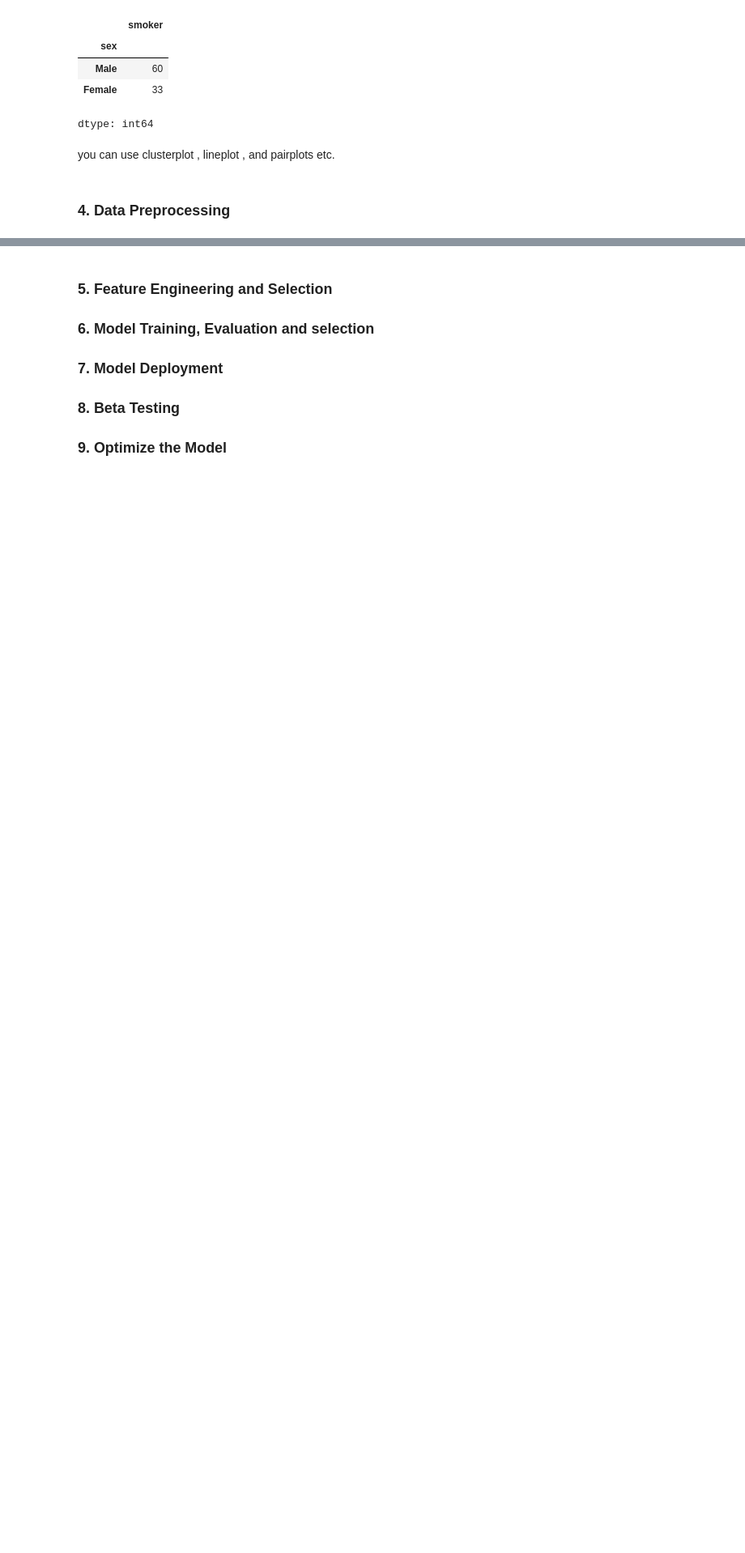
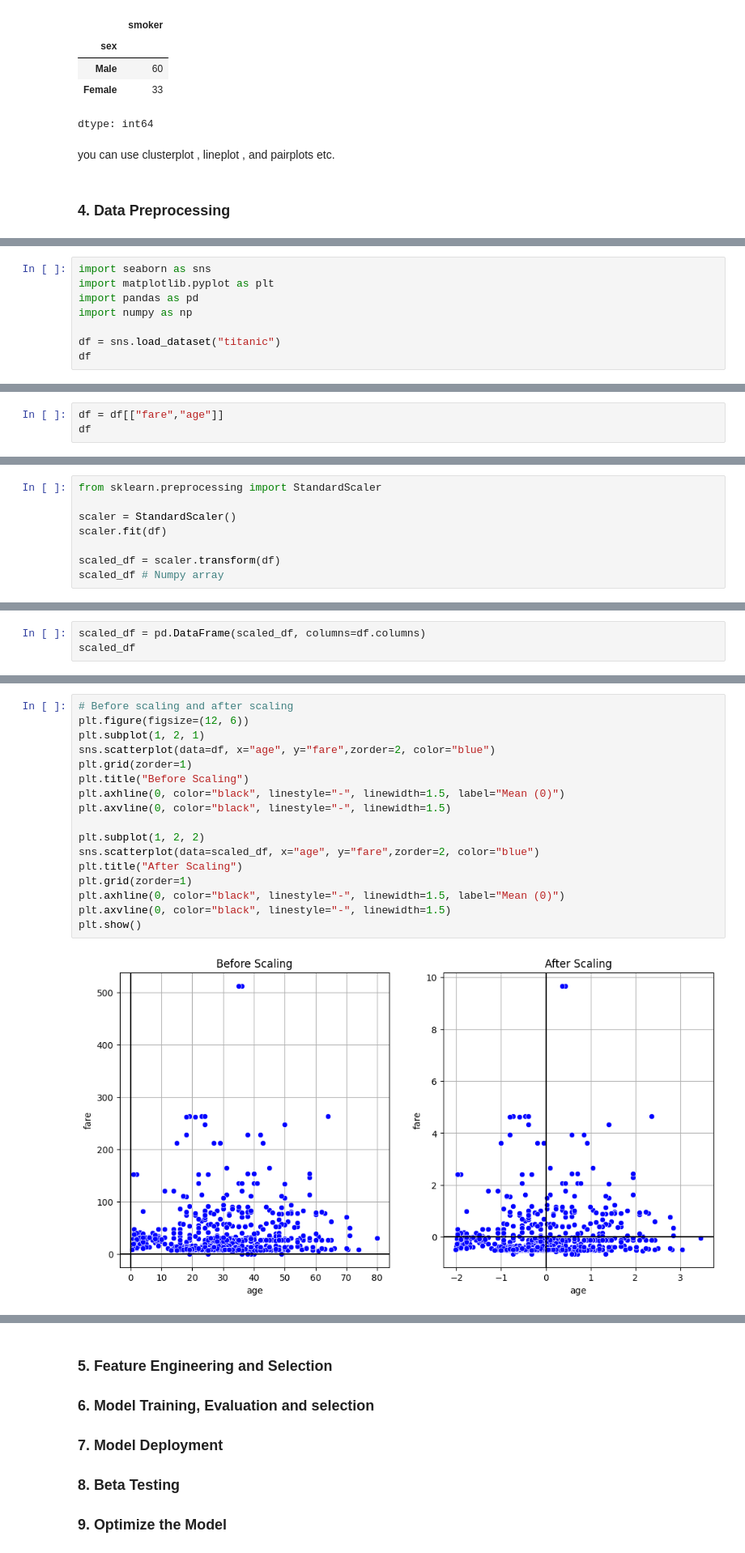
Before and after one commit to maazali04/Python-Data-Science-Foundations, a Jupyter notebook: MachineLearning.ipynb, the cells around one changed output, grey strips where cells are left out. Shown at 81% size. Cells and saved outputs as stored; diff of their text form; blank space fills up the shorter version.

```diff
--- a/MachineLearning.ipynb
+++ b/MachineLearning.ipynb
@@ -1217,0 +1229,8 @@ you can use clusterplot , lineplot , and pairplots etc.
+# %%
+import seaborn as sns
+import matplotlib.pyplot as plt
+import pandas as pd
+import numpy as np
+
+df = sns.load_dataset("titanic")
+df
@@ -1217,0 +1251,3 @@ you can use clusterplot , lineplot , and pairplots etc.
+# %%
+df = df[["fare","age"]]
+df
@@ -1217,0 +1268,8 @@ you can use clusterplot , lineplot , and pairplots etc.
+# %%
+from sklearn.preprocessing import StandardScaler
+
+scaler = StandardScaler()
+scaler.fit(df)
+
+scaled_df = scaler.transform(df)
+scaled_df # Numpy array
@@ -1217,0 +1284,3 @@ you can use clusterplot , lineplot , and pairplots etc.
+# %%
+scaled_df = pd.DataFrame(scaled_df, columns=df.columns)
+scaled_df
@@ -1217,0 +1301,19 @@ you can use clusterplot , lineplot , and pairplots etc.
+# %%
+# Before scaling and after scaling
+plt.figure(figsize=(12, 6))
+plt.subplot(1, 2, 1)
+sns.scatterplot(data=df, x="age", y="fare",zorder=2, color="blue")
+plt.grid(zorder=1)
+plt.title("Before Scaling")
+plt.axhline(0, color="black", linestyle="-", linewidth=1.5, label="Mean (0)")
+plt.axvline(0, color="black", linestyle="-", linewidth=1.5)
+
+plt.subplot(1, 2, 2)
+sns.scatterplot(data=scaled_df, x="age", y="fare",zorder=2, color="blue")
+plt.title("After Scaling")
+plt.grid(zorder=1)
+plt.axhline(0, color="black", linestyle="-", linewidth=1.5, label="Mean (0)")
+plt.axvline(0, color="black", linestyle="-", linewidth=1.5)
+plt.show()
+# %% [output]
+[figure, added]
```
Also changed, not shown: parts of 20 cells of this notebook.
